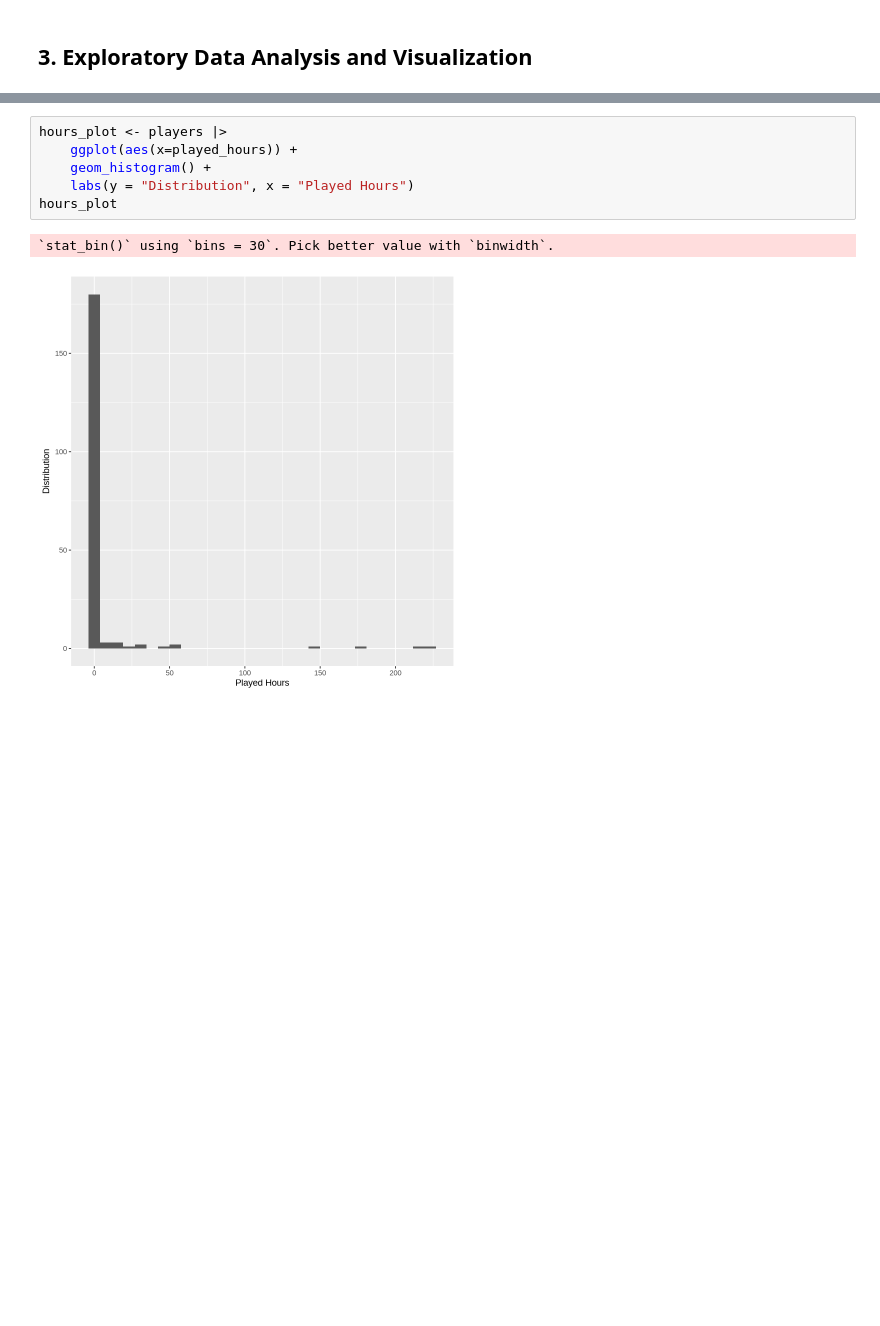
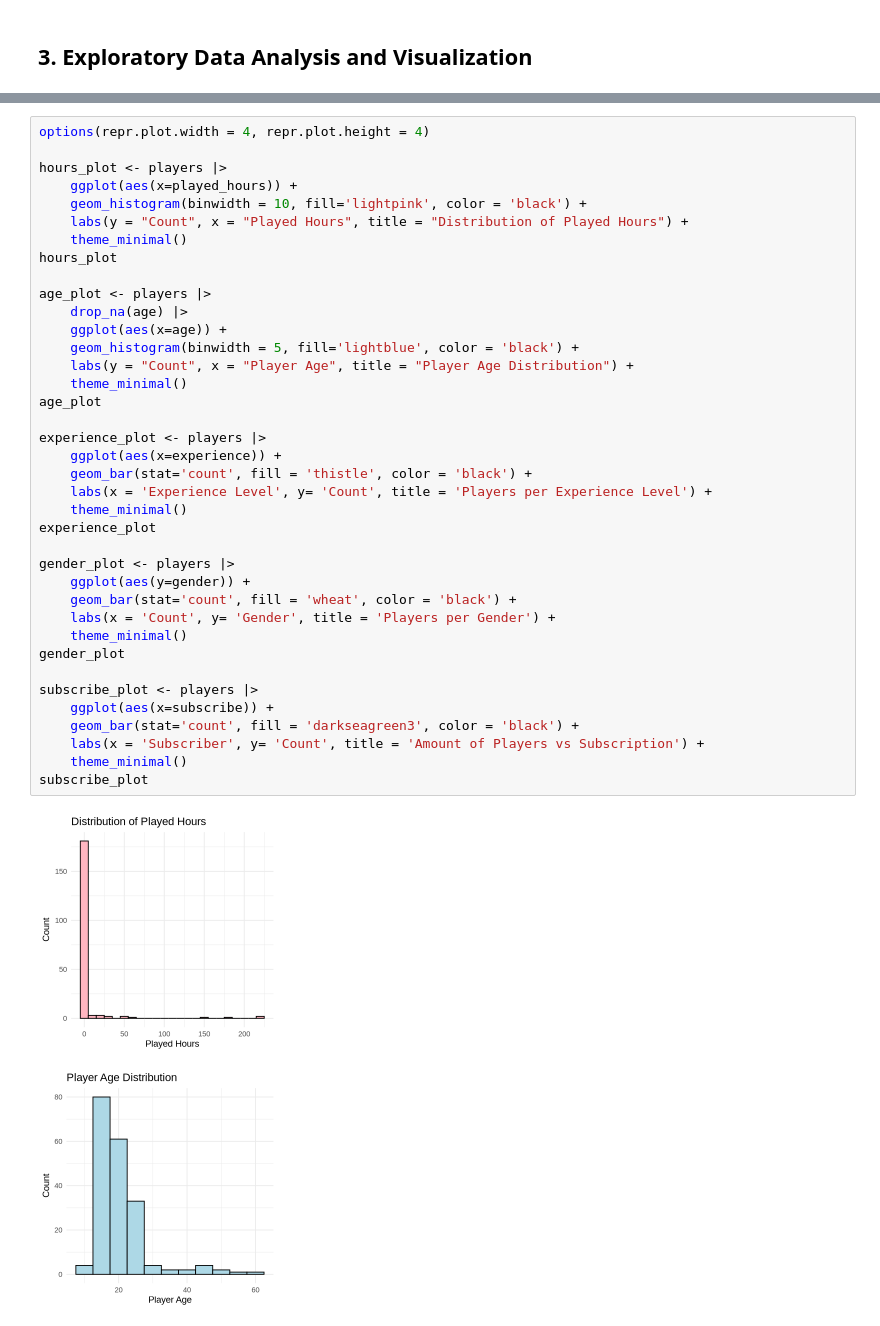
Before and after one commit to evanvoorbergen/dsci100-project, a Jupyter notebook: Individual Project.ipynb, the cells around one changed output, grey strips where cells are left out. Saved outputs shown, nothing was run; the diff lists cells and outputs as text; blank space fills up the shorter version.

Commit message:
Data Visualization Complete
Finished the data visualization part of the individual project. Made plots of distributions in players.csv and how each variable relates to the played hours.

```diff
--- a/Individual Project.ipynb
+++ b/Individual Project.ipynb
@@ -433,9 +435,41 @@ To answer this question, regression can be applied. To do this, the data must fi
 # %%
+options(repr.plot.width = 4, repr.plot.height = 4)
+
 hours_plot <- players |>
     ggplot(aes(x=played_hours)) +
-    geom_histogram() +
-    labs(y = "Distribution", x = "Played Hours")
+    geom_histogram(binwidth = 10, fill='lightpink', color = 'black') +
+    labs(y = "Count", x = "Played Hours", title = "Distribution of Played Hours") +
+    theme_minimal()
 hours_plot
+
+age_plot <- players |>
+    drop_na(age) |>
+    ggplot(aes(x=age)) +
+    geom_histogram(binwidth = 5, fill='lightblue', color = 'black') +
+    labs(y = "Count", x = "Player Age", title = "Player Age Distribution") +
+    theme_minimal()
+age_plot
+
+experience_plot <- players |>
+    ggplot(aes(x=experience)) +
+    geom_bar(stat='count', fill = 'thistle', color = 'black') +
+    labs(x = 'Experience Level', y= 'Count', title = 'Players per Experience Level') +
+    theme_minimal()
+experience_plot
+
+gender_plot <- players |>
+    ggplot(aes(y=gender)) +
+    geom_bar(stat='count', fill = 'wheat', color = 'black') +
+    labs(x = 'Count', y= 'Gender', title = 'Players per Gender') +
+    theme_minimal()
+gender_plot
+
+subscribe_plot <- players |>
+    ggplot(aes(x=subscribe)) +
+    geom_bar(stat='count', fill = 'darkseagreen3', color = 'black') +
+    labs(x = 'Subscriber', y= 'Count', title = 'Amount of Players vs Subscription') +
+    theme_minimal()
+subscribe_plot
 # %% [output]
-`stat_bin()` using `bins = 30`. Pick better value with `binwidth`.
-[figure, old version]
+[figure, new version]
+[figure, added]
```
Also changed, not shown: parts of 9 cells of this notebook.
